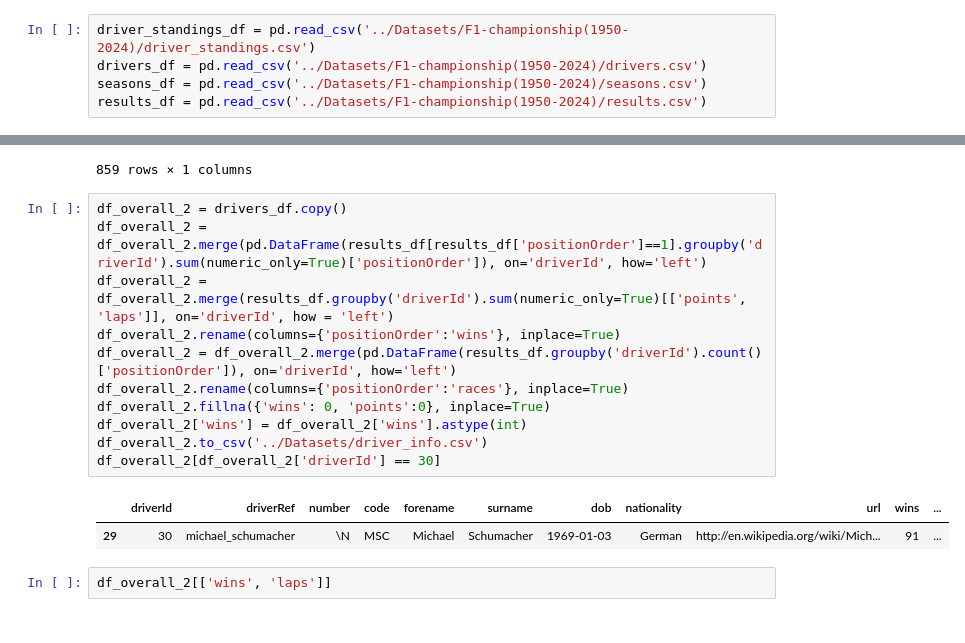
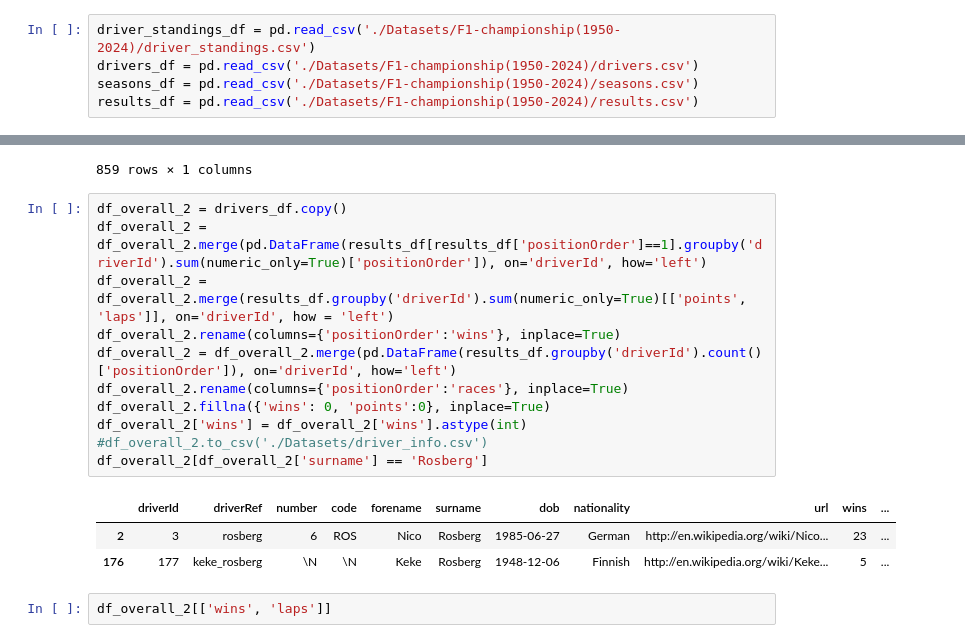
Before and after one commit to Luwate/f1-championship-analysis, a Jupyter notebook: index.ipynb, the cells around one changed output, grey strips where cells are left out. Saved outputs shown, nothing was run; the diff lists cells and outputs as text.

```diff
--- a/index.ipynb
+++ b/index.ipynb
@@ -12,10 +12,10 @@ import numpy as np
 import matplotlib.pyplot as plt
 import seaborn as sns
 # %%
-driver_standings_df = pd.read_csv('../Datasets/F1-championship(1950-2024)/driver_standings.csv')
-drivers_df = pd.read_csv('../Datasets/F1-championship(1950-2024)/drivers.csv')
-seasons_df = pd.read_csv('../Datasets/F1-championship(1950-2024)/seasons.csv')
-results_df = pd.read_csv('../Datasets/F1-championship(1950-2024)/results.csv')
+driver_standings_df = pd.read_csv('./Datasets/F1-championship(1950-2024)/driver_standings.csv')
+drivers_df = pd.read_csv('./Datasets/F1-championship(1950-2024)/drivers.csv')
+seasons_df = pd.read_csv('./Datasets/F1-championship(1950-2024)/seasons.csv')
+results_df = pd.read_csv('./Datasets/F1-championship(1950-2024)/results.csv')
 # %%
 driver_standings_df.info()
 # %% [output]
@@ -130,17 +130,18 @@ pd.DataFrame(results_df.groupby('driverId').count()['positionOrder'])
 # %%
 df_overall_2 = drivers_df.copy()
 df_overall_2 = df_overall_2.merge(pd.DataFrame(results_df[results_df['positionOrder']==1].groupby('driverId').sum(numeric_only=True)['positionOrder']), on='driverId', how='left')
 df_overall_2 = df_overall_2.merge(results_df.groupby('driverId').sum(numeric_only=True)[['points', 'laps']], on='driverId', how = 'left')
 df_overall_2.rename(columns={'positionOrder':'wins'}, inplace=True)
 df_overall_2 = df_overall_2.merge(pd.DataFrame(results_df.groupby('driverId').count()['positionOrder']), on='driverId', how='left')
 df_overall_2.rename(columns={'positionOrder':'races'}, inplace=True)
 df_overall_2.fillna({'wins': 0, 'points':0}, inplace=True)
 df_overall_2['wins'] = df_overall_2['wins'].astype(int)
-df_overall_2.to_csv('../Datasets/driver_info.csv')
-df_overall_2[df_overall_2['driverId'] == 30]
+#df_overall_2.to_csv('./Datasets/driver_info.csv')
+df_overall_2[df_overall_2['surname'] == 'Rosberg']
 # %% [output]
 |  | driverId | driverRef | number | code | forename | surname | dob | nationality | url | wins | ... |
-| 29 | 30 | michael_schumacher | \N | MSC | Michael | Schumacher | 1969-01-03 | German | http://en.wikipedia.org/wiki/Mich... | 91 | ... |
+| 2 | 3 | rosberg | 6 | ROS | Nico | Rosberg | 1985-06-27 | German | http://en.wikipedia.org/wiki/Nico... | 23 | ... |
+| 176 | 177 | keke_rosberg | \N | \N | Keke | Rosberg | 1948-12-06 | Finnish | http://en.wikipedia.org/wiki/Keke... | 5 | ... |
 # %%
 df_overall_2[['wins', 'laps']]
 # %% [output]
```
Also changed, not shown: 1 other file.
